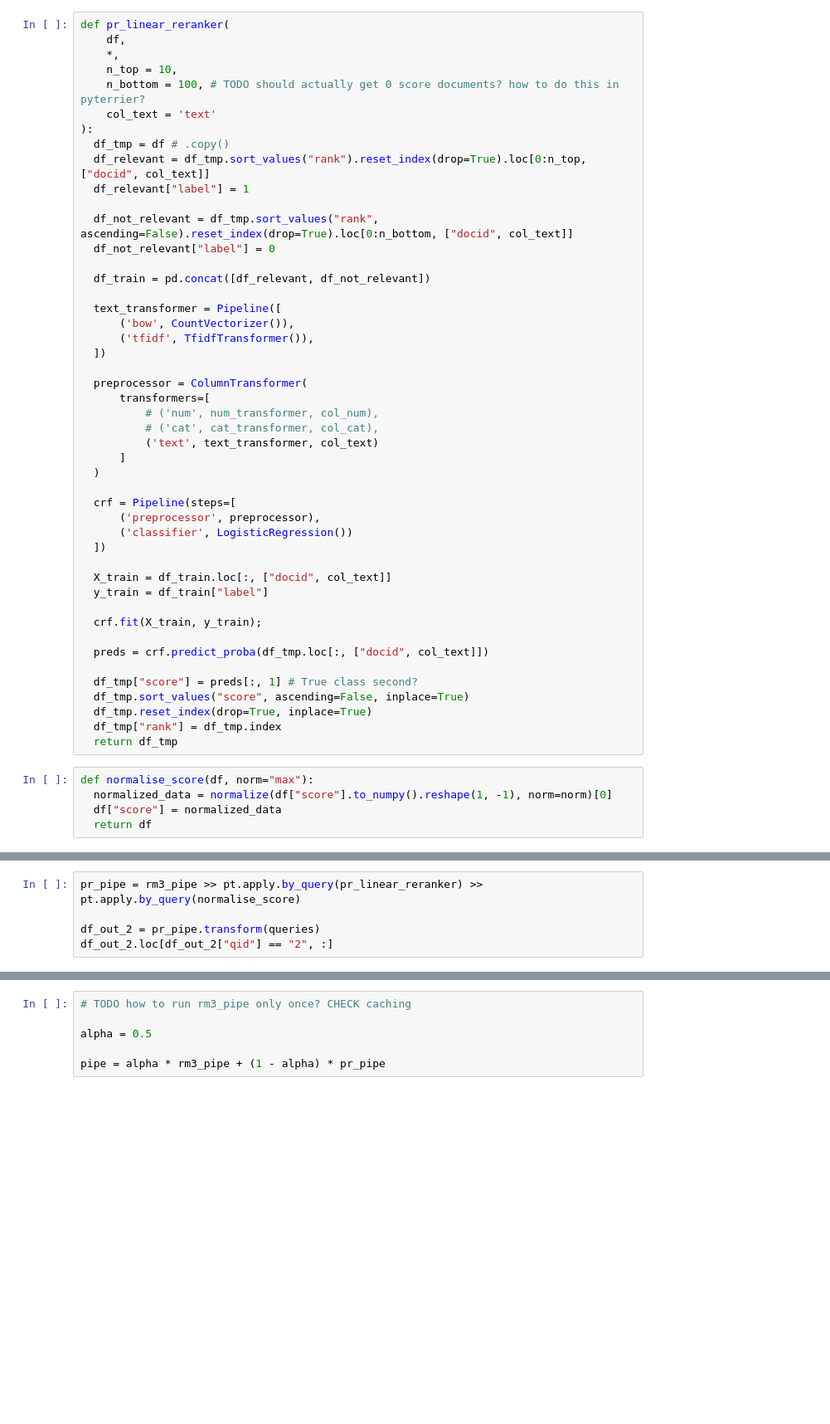
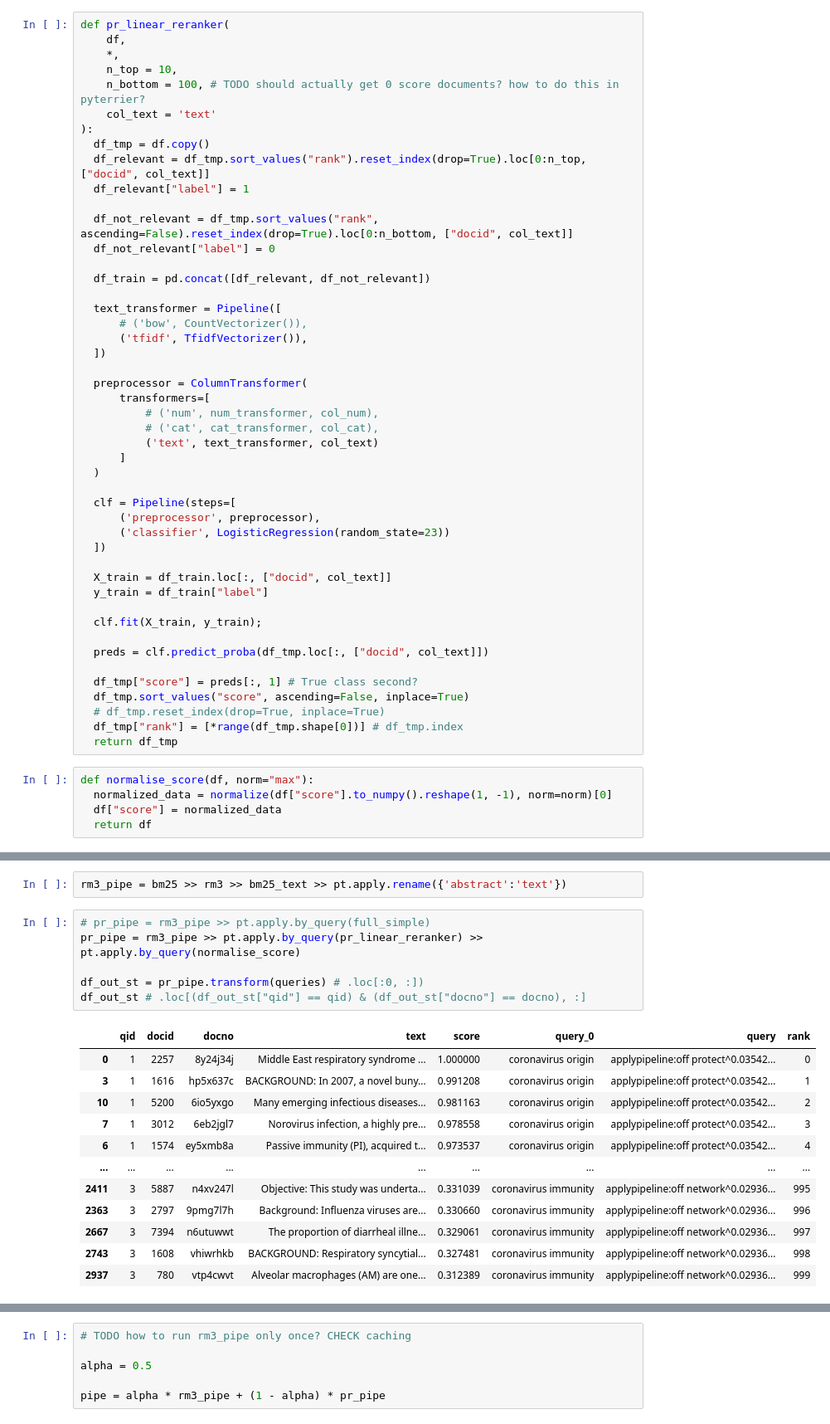
Before and after one commit to DayalStrub/ecir2021tutorial, a Jupyter notebook: other/2-simplest-thing-Transformer.ipynb, the cells around one changed output, grey strips where cells are left out. Shown: that part at 83% size. Drawn from its saved outputs; the diff is of its cells as text; blank space fills up the shorter version.

```diff
--- a/other/2-simplest-thing-Transformer.ipynb
+++ b/other/2-simplest-thing-Transformer.ipynb
@@ -123,7 +143,7 @@ def pr_linear_reranker(
     n_bottom = 100, # TODO should actually get 0 score documents? how to do this in pyterrier?
     col_text = 'text'
 ):
-  df_tmp = df # .copy()
+  df_tmp = df.copy()
   df_relevant = df_tmp.sort_values("rank").reset_index(drop=True).loc[0:n_top, ["docid", col_text]]
   df_relevant["label"] = 1
 
@@ -133,8 +153,8 @@ def pr_linear_reranker(
   df_train = pd.concat([df_relevant, df_not_relevant])
 
   text_transformer = Pipeline([
-      ('bow', CountVectorizer()),
-      ('tfidf', TfidfTransformer()),
+      # ('bow', CountVectorizer()),
+      ('tfidf', TfidfVectorizer()),
   ])
 
   preprocessor = ColumnTransformer(
@@ -145,22 +165,22 @@ def pr_linear_reranker(
       ]
   )
 
-  crf = Pipeline(steps=[
+  clf = Pipeline(steps=[
       ('preprocessor', preprocessor),
-      ('classifier', LogisticRegression())
+      ('classifier', LogisticRegression(random_state=23))
   ])
 
   X_train = df_train.loc[:, ["docid", col_text]]
   y_train = df_train["label"]
 
-  crf.fit(X_train, y_train);
+  clf.fit(X_train, y_train);
 
-  preds = crf.predict_proba(df_tmp.loc[:, ["docid", col_text]])
+  preds = clf.predict_proba(df_tmp.loc[:, ["docid", col_text]])
 
   df_tmp["score"] = preds[:, 1] # True class second?
   df_tmp.sort_values("score", ascending=False, inplace=True)
-  df_tmp.reset_index(drop=True, inplace=True)
-  df_tmp["rank"] = df_tmp.index
+  # df_tmp.reset_index(drop=True, inplace=True)
+  df_tmp["rank"] = [*range(df_tmp.shape[0])] # df_tmp.index
   return df_tmp
 # %%
 def normalise_score(df, norm="max"):
@@ -179,5 +211,21 @@ pr_linear_reranker(df_eg)
+# %%
+rm3_pipe = bm25 >> rm3 >> bm25_text >> pt.apply.rename({'abstract':'text'})
 # %%
+# pr_pipe = rm3_pipe >> pt.apply.by_query(full_simple)
 pr_pipe = rm3_pipe >> pt.apply.by_query(pr_linear_reranker) >> pt.apply.by_query(normalise_score)
 
-df_out_2 = pr_pipe.transform(queries)
-df_out_2.loc[df_out_2["qid"] == "2", :]
+df_out_st = pr_pipe.transform(queries) # .loc[:0, :])
+df_out_st # .loc[(df_out_st["qid"] == qid) & (df_out_st["docno"] == docno), :]
+# %% [output]
+|  | qid | docid | docno | text | score | query_0 | query | rank |
+| 0 | 1 | 2257 | 8y24j34j | Middle East respiratory syndrome ... | 1.000000 | coronavirus origin | applypipeline:off protect^0.03542... | 0 |
+| 3 | 1 | 1616 | hp5x637c | BACKGROUND: In 2007, a novel buny... | 0.991208 | coronavirus origin | applypipeline:off protect^0.03542... | 1 |
+| 10 | 1 | 5200 | 6io5yxgo | Many emerging infectious diseases... | 0.981163 | coronavirus origin | applypipeline:off protect^0.03542... | 2 |
+| 7 | 1 | 3012 | 6eb2jgl7 | Norovirus infection, a highly pre... | 0.978558 | coronavirus origin | applypipeline:off protect^0.03542... | 3 |
+| 6 | 1 | 1574 | ey5xmb8a | Passive immunity (PI), acquired t... | 0.973537 | coronavirus origin | applypipeline:off protect^0.03542... | 4 |
+| ... | ... | ... | ... | ... | ... | ... | ... | ... |
+| 2411 | 3 | 5887 | n4xv247l | Objective: This study was underta... | 0.331039 | coronavirus immunity | applypipeline:off network^0.02936... | 995 |
+| 2363 | 3 | 2797 | 9pmg7l7h | Background: Influenza viruses are... | 0.330660 | coronavirus immunity | applypipeline:off network^0.02936... | 996 |
+| 2667 | 3 | 7394 | n6utuwwt | The proportion of diarrheal illne... | 0.329061 | coronavirus immunity | applypipeline:off network^0.02936... | 997 |
+| 2743 | 3 | 1608 | vhiwrhkb | BACKGROUND: Respiratory syncytial... | 0.327481 | coronavirus immunity | applypipeline:off network^0.02936... | 998 |
+| 2937 | 3 | 780 | vtp4cwvt | Alveolar macrophages (AM) are one... | 0.312389 | coronavirus immunity | applypipeline:off network^0.02936... | 999 |
```
Also changed, not shown: parts of 23 cells of this notebook.
